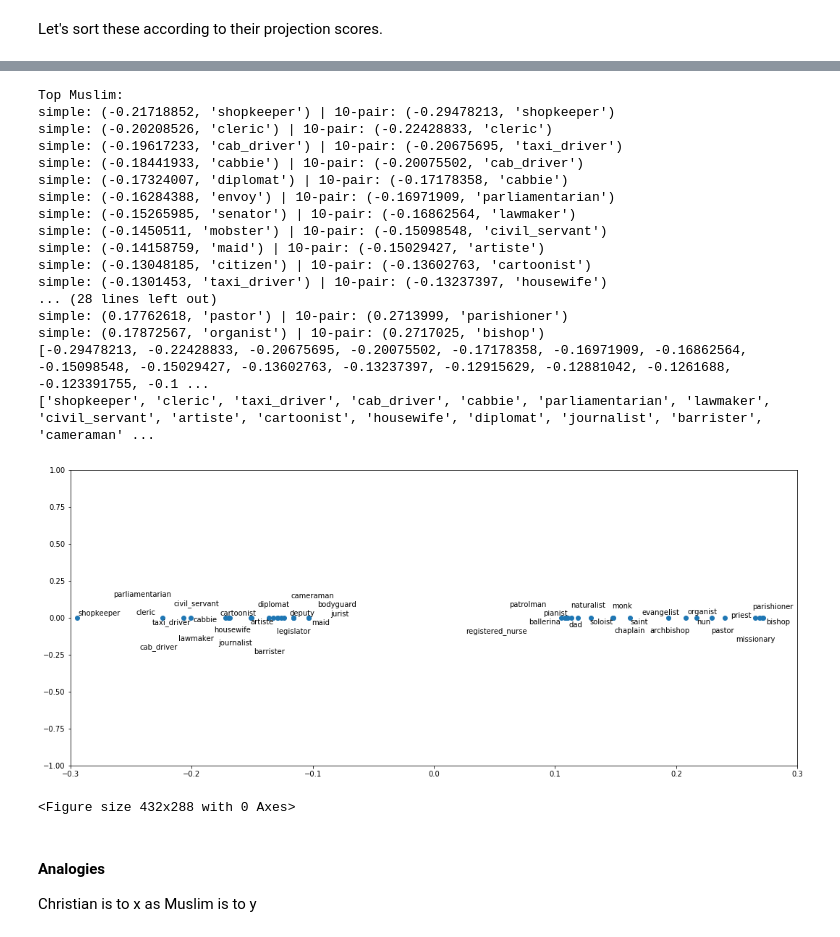
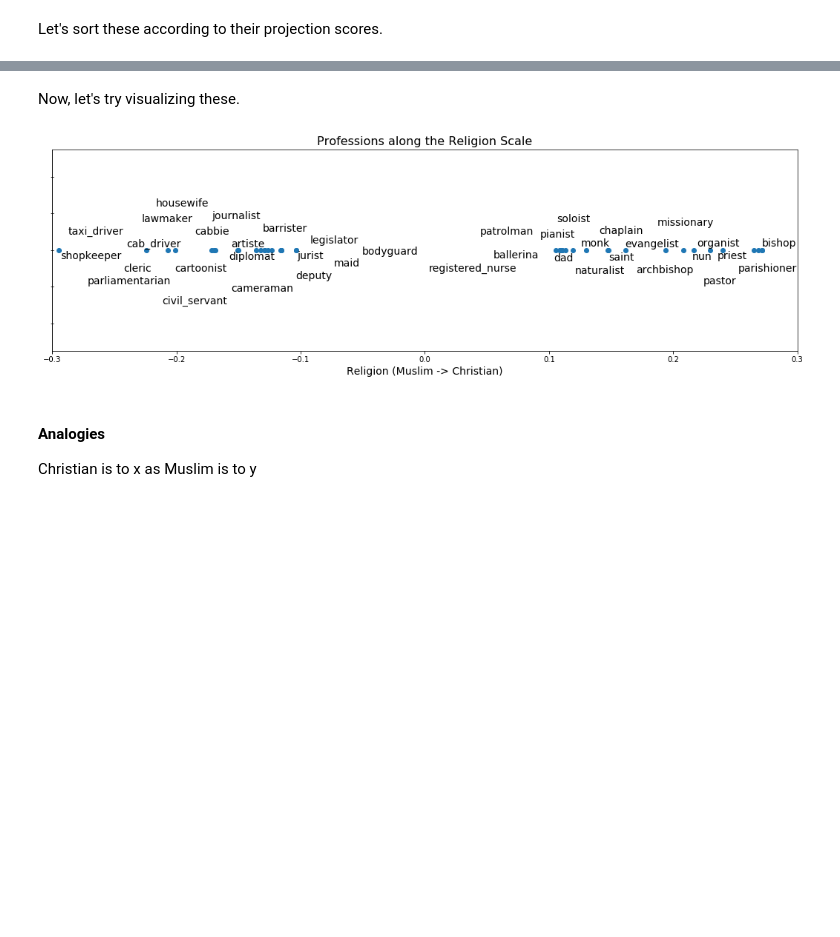
Before and after one commit to srijansood/debias-word-embeddings, a Jupyter notebook: Racial_Bias.ipynb, the cells around one changed output, grey strips where cells are left out. Saved outputs shown, nothing was run; the diff lists cells and outputs as text; code cells hidden in the pictures; blank space fills up the shorter version.

```diff
--- a/Racial_Bias.ipynb
+++ b/Racial_Bias.ipynb
@@ -96,67 +126,32 @@ sorted_r = sorted([(em.v(w).dot(religion), w) for w in profession_words])
+# %% [markdown]
+Now, let's try visualizing these.
 # %%
-print("Top Muslim: ")
-
-names = []
-points = []
-for i in range(0,20):
-    points.append(sorted_r[i][0])
-    names.append(sorted_r[i][1])
-    print("simple: {} | 10-pair: {}".format(sorted_r_[i], sorted_r[i]))
-print("\nTop Christian: ")
-for i in reversed(range(1, 20)):
-    points.append(sorted_r[-i][0])
-    names.append(sorted_r[-i][1])
-    print("simple: {} | 10-pair: {}".format(sorted_r_[-i], sorted_r[-i]))
-
-import matplotlib.pyplot as plt
-import numpy as np
 from adjustText import adjust_text
 
-print(points)
-print(names)
 y = np.zeros(len(points))
-
-
-
-
 fig, ax = plt.subplots()
-fig.set_size_inches(18, 7.5)
+ax.set_title('Professions along the Religion Scale', fontsize=16)
+fig.set_size_inches(18, 5)
 ax.set_xlim([-.3,.3])
-ax.set_ylim([-1,1])
+ax.set_xlabel("Religion (Muslim -> Christian)", fontsize=14)
 ax.plot(points, y, 'o')
+plt.tick_params(axis='y', which='both', direction='inout', labelleft='off')
+plt.rcParams.update({'font.size': 14})
 
 # for i, point in enumerate(points):
 #     addToFlip = i*.015 if i%2==0 else -i*.015
 #     flip = .05 if i%2==0 else -.05
 #     ax.annotate(names[i], (points[i],y[i]),xytext=(points[i], flip+addToFlip))
 
 texts = []
 for x, y, s in zip(points, y, names):
     texts.append(plt.text(x, y, s))
 
 adjust_text(texts)
 plt.show()
-plt.savefig("religion_bias_profession.png")
+plt.savefig("religion_bias_profession.png", dpi=600)
 # %% [output]
-Top Muslim:
-simple: (-0.21718852, 'shopkeeper') | 10-pair: (-0.29478213, 'shopkeeper')
-simple: (-0.20208526, 'cleric') | 10-pair: (-0.22428833, 'cleric')
-simple: (-0.19617233, 'cab_driver') | 10-pair: (-0.20675695, 'taxi_driver')
-simple: (-0.18441933, 'cabbie') | 10-pair: (-0.20075502, 'cab_driver')
-simple: (-0.17324007, 'diplomat') | 10-pair: (-0.17178358, 'cabbie')
-simple: (-0.16284388, 'envoy') | 10-pair: (-0.16971909, 'parliamentarian')
-simple: (-0.15265985, 'senator') | 10-pair: (-0.16862564, 'lawmaker')
-simple: (-0.1450511, 'mobster') | 10-pair: (-0.15098548, 'civil_servant')
-simple: (-0.14158759, 'maid') | 10-pair: (-0.15029427, 'artiste')
-simple: (-0.13048185, 'citizen') | 10-pair: (-0.13602763, 'cartoonist')
-simple: (-0.1301453, 'taxi_driver') | 10-pair: (-0.13237397, 'housewife')
-... (28 lines left out)
-simple: (0.17762618, 'pastor') | 10-pair: (0.2713999, 'parishioner')
-simple: (0.17872567, 'organist') | 10-pair: (0.2717025, 'bishop')
-[-0.29478213, -0.22428833, -0.20675695, -0.20075502, -0.17178358, -0.16971909, -0.16862564, -0.15098548, -0.15029427, -0.13602763, -0.13237397, -0.12915629, -0.12881042, -0.1261688, -0.123391755, -0.1 ...
-['shopkeeper', 'cleric', 'taxi_driver', 'cab_driver', 'cabbie', 'parliamentarian', 'lawmaker', 'civil_servant', 'artiste', 'cartoonist', 'housewife', 'diplomat', 'journalist', 'barrister', 'cameraman' ...
-[figure, old version]
+[figure, new version]
-<Figure size 432x288 with 0 Axes>
 # %% [markdown]
 #### Analogies
 Christian is to x as Muslim is to y
```
Also changed, not shown: parts of 4 cells of this notebook, 4 other files.
